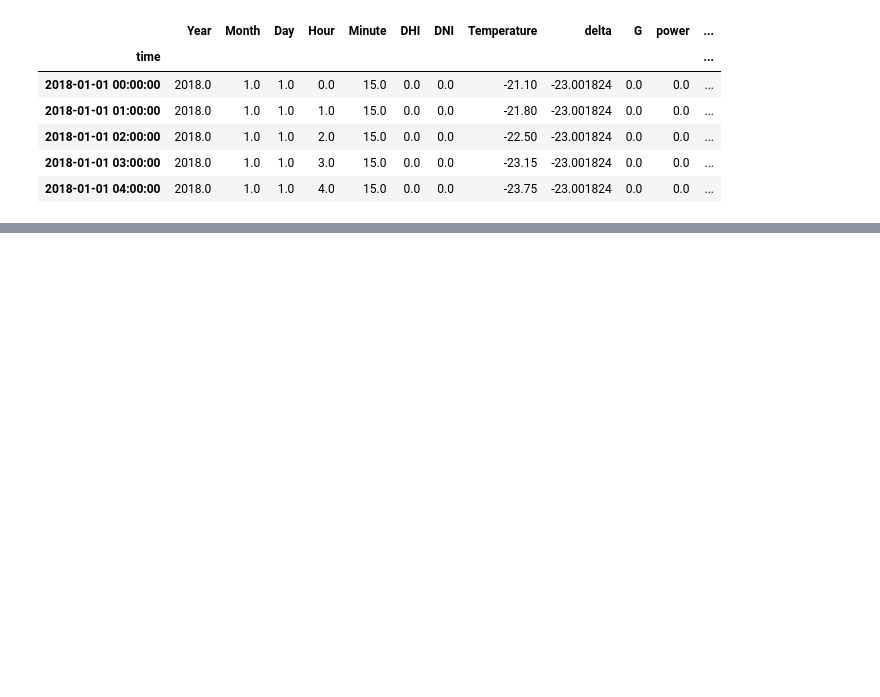
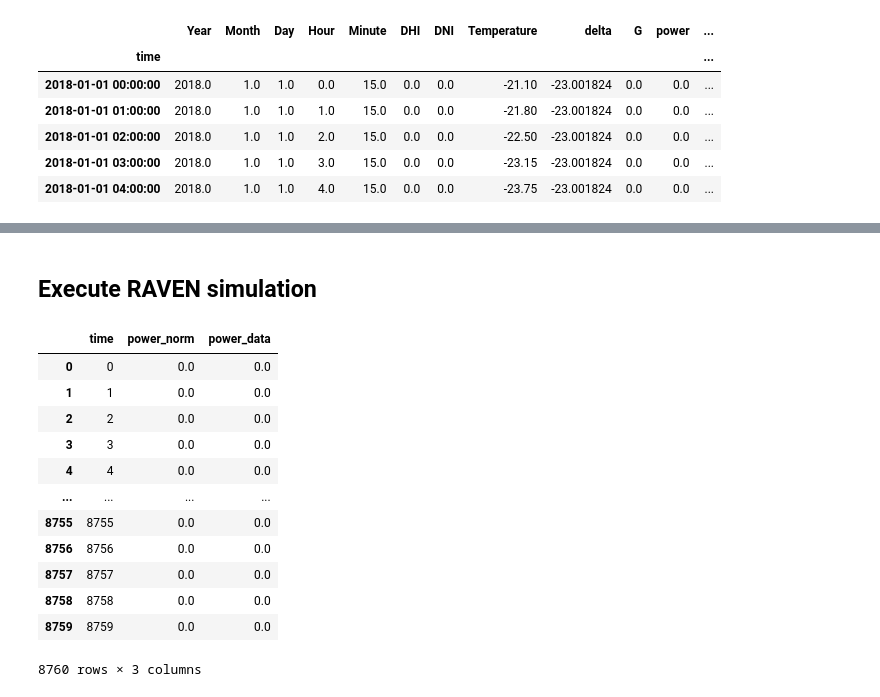
Before and after one commit to arfc/pride, a Jupyter notebook: data_processing/solar_power.ipynb, the cells around one changed output, grey strips where cells are left out. Cells and saved outputs as stored; diff of their text form; code cells hidden in the pictures; blank space fills up the shorter version.

```diff
--- a/data_processing/solar_power.ipynb
+++ b/data_processing/solar_power.ipynb
@@ -348,0 +322,33 @@ final_2018.plot()
+# %%
+final_2016 = df_2016_hourly[['power_norm','power_data']]
+final_2017 = df_2017_hourly[['power_norm','power_data']]
+# %%
+%%capture
+# convert time to hour number
+
+
+final_2016.reset_index(inplace=True)
+final_2017.reset_index(inplace=True)
+final_2018.reset_index(inplace=True)
+
+final_2016['time'] = final_2016.index
+final_2017['time'] = final_2017.index
+final_2018['time'] = final_2018.index
+# %% [markdown]
+## Execute RAVEN simulation
+# %%
+final_2016
+# %% [output]
+|  | time | power_norm | power_data |
+| 0 | 0 | 0.0 | 0.0 |
+| 1 | 1 | 0.0 | 0.0 |
+| 2 | 2 | 0.0 | 0.0 |
+| 3 | 3 | 0.0 | 0.0 |
+| 4 | 4 | 0.0 | 0.0 |
+| ... | ... | ... | ... |
+| 8755 | 8755 | 0.0 | 0.0 |
+| 8756 | 8756 | 0.0 | 0.0 |
+| 8757 | 8757 | 0.0 | 0.0 |
+| 8758 | 8758 | 0.0 | 0.0 |
+| 8759 | 8759 | 0.0 | 0.0 |
+8760 rows × 3 columns
```
Also changed, not shown: parts of 14 cells of this notebook.
